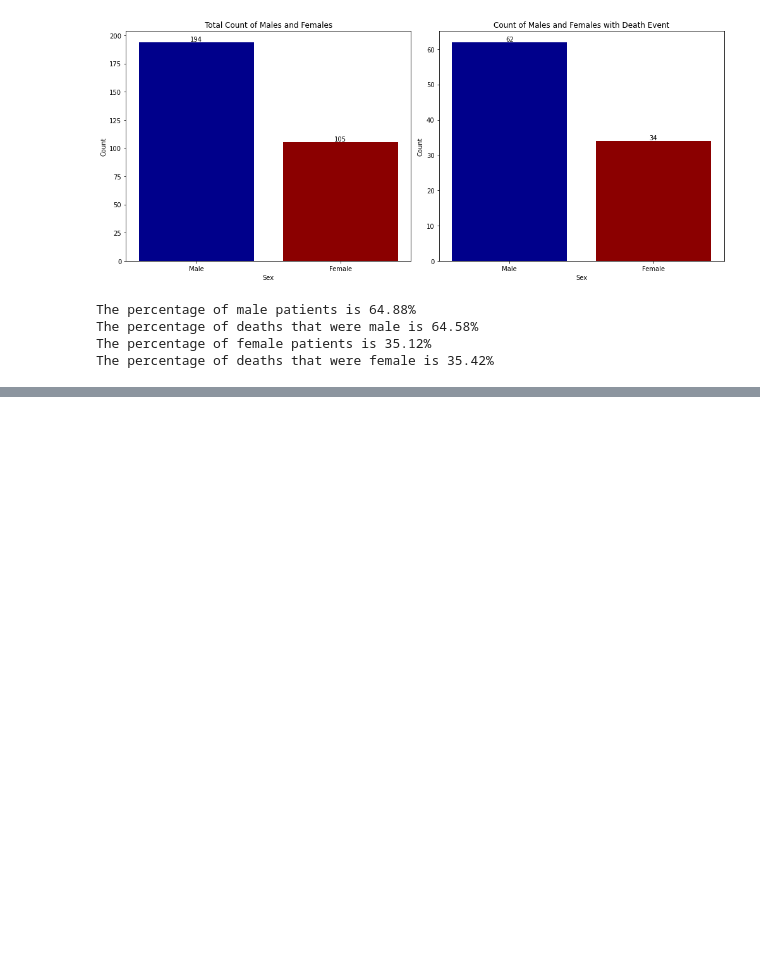
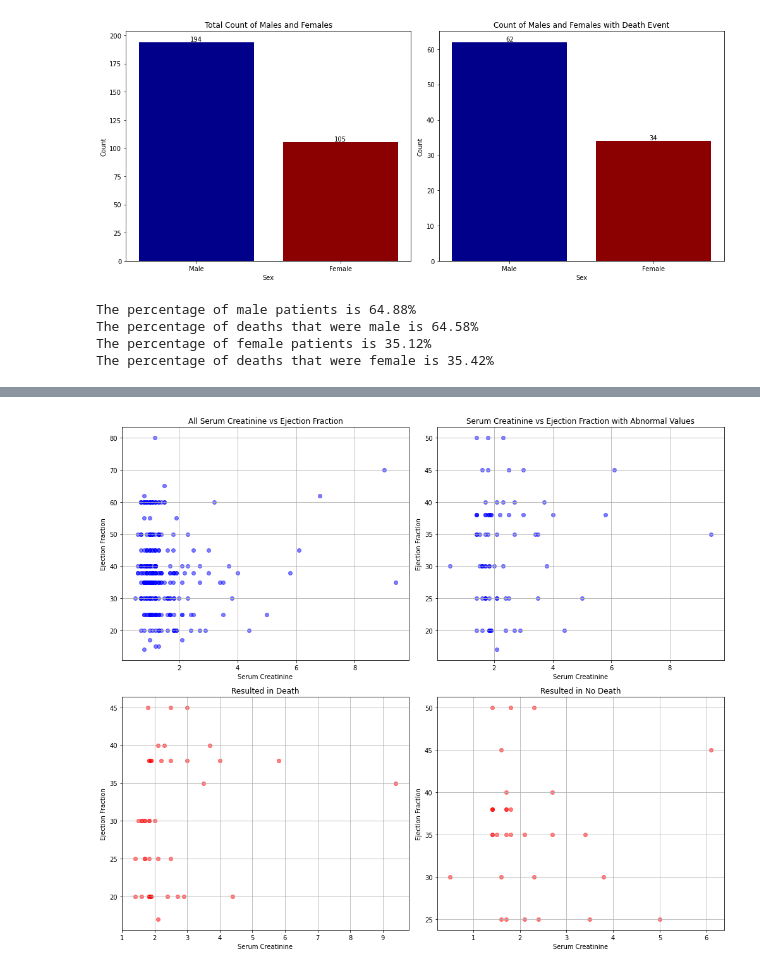
Before and after one commit to faiyted/Project-Cardiac-Disease, a Jupyter notebook: Laura-Project.ipynb, the cells around one changed output, grey strips where cells are left out. Cells and saved outputs as stored; diff of their text form; code cells hidden in the pictures; blank space fills up the shorter version.

```diff
--- a/Laura-Project.ipynb
+++ b/Laura-Project.ipynb
@@ -132,0 +209,54 @@ The percentage of deaths that were female is 35.42%
+# %%
+# Create a 2x2 subplot grid
+fig, axs = plt.subplots(2, 2, figsize=(14, 12))
+
+# All Serum Creatinine vs Ejection Fraction
+axs[0, 0].scatter(heart_df["serum_creatinine"], heart_df["ejection_fraction"], c='blue', alpha=0.5)
+axs[0, 0].set_title('All Serum Creatinine vs Ejection Fraction')
+axs[0, 0].set_xlabel('Serum Creatinine')
+axs[0, 0].set_ylabel('Ejection Fraction')
+axs[0, 0].grid(True)
+
+# Serum Creatinine vs Ejection Fraction with abnormal values
+filtered_df_abnormal = heart_df[
+    (~heart_df["serum_creatinine"].between(0.6, 1.3)) &
+    (~heart_df["ejection_fraction"].between(55, 70))
+]
+
+axs[0, 1].scatter(filtered_df_abnormal["serum_creatinine"], filtered_df_abnormal["ejection_fraction"], c='blue', alpha=0.5)
+axs[0, 1].set_title('Serum Creatinine vs Ejection Fraction with Abnormal Values')
+axs[0, 1].set_xlabel('Serum Creatinine')
+axs[0, 1].set_ylabel('Ejection Fraction')
+axs[0, 1].grid(True)
+
+# Resulted in death
+filtered_df_death = heart_df[
+    (heart_df["DEATH_EVENT"] == 1) &
+    (~heart_df["serum_creatinine"].between(0.6, 1.3)) &
+    (~heart_df["ejection_fraction"].between(55, 70))
+]
+
+axs[1, 0].scatter(filtered_df_death["serum_creatinine"], filtered_df_death["ejection_fraction"], c='red', alpha=0.5)
+axs[1, 0].set_title('Resulted in Death')
+axs[1, 0].set_xlabel('Serum Creatinine')
+axs[1, 0].set_ylabel('Ejection Fraction')
+axs[1, 0].grid(True)
+
+# Resulted in no death
+filtered_df_no_death = heart_df[
+    (heart_df["DEATH_EVENT"] == 0) &
+    (~heart_df["serum_creatinine"].between(0.6, 1.3)) &
+    (~heart_df["ejection_fraction"].between(55, 70))
+]
+
+axs[1, 1].scatter(filtered_df_no_death["serum_creatinine"], filtered_df_no_death["ejection_fraction"], c='red', alpha=0.5)
+axs[1, 1].set_title('Resulted in No Death')
+axs[1, 1].set_xlabel('Serum Creatinine')
+axs[1, 1].set_ylabel('Ejection Fraction')
+axs[1, 1].grid(True)
+
+# Adjust layout
+plt.tight_layout()
+plt.show()
+# %% [output]
+[figure, added]
```
Also changed, not shown: parts of 3 cells of this notebook.
